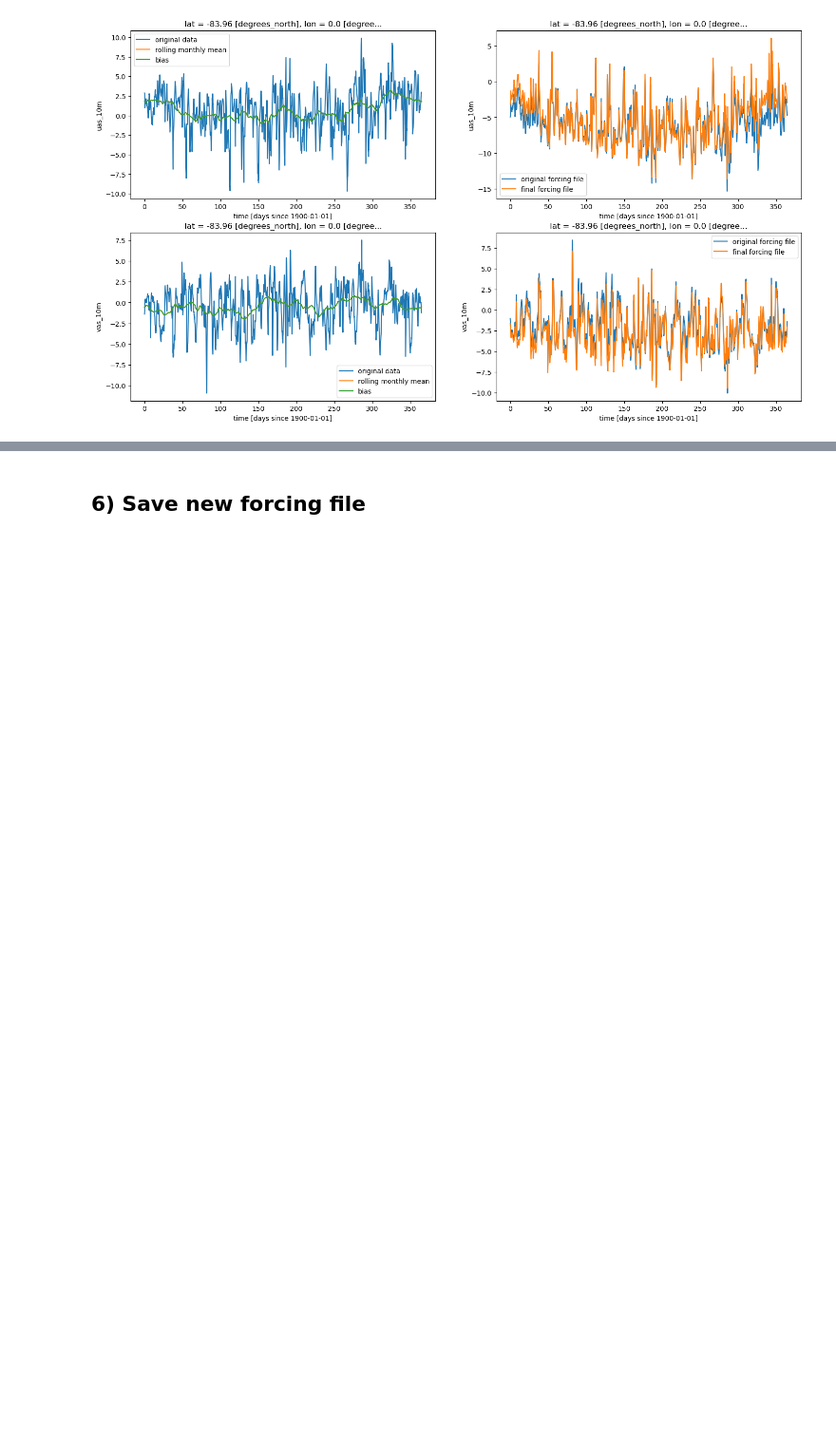
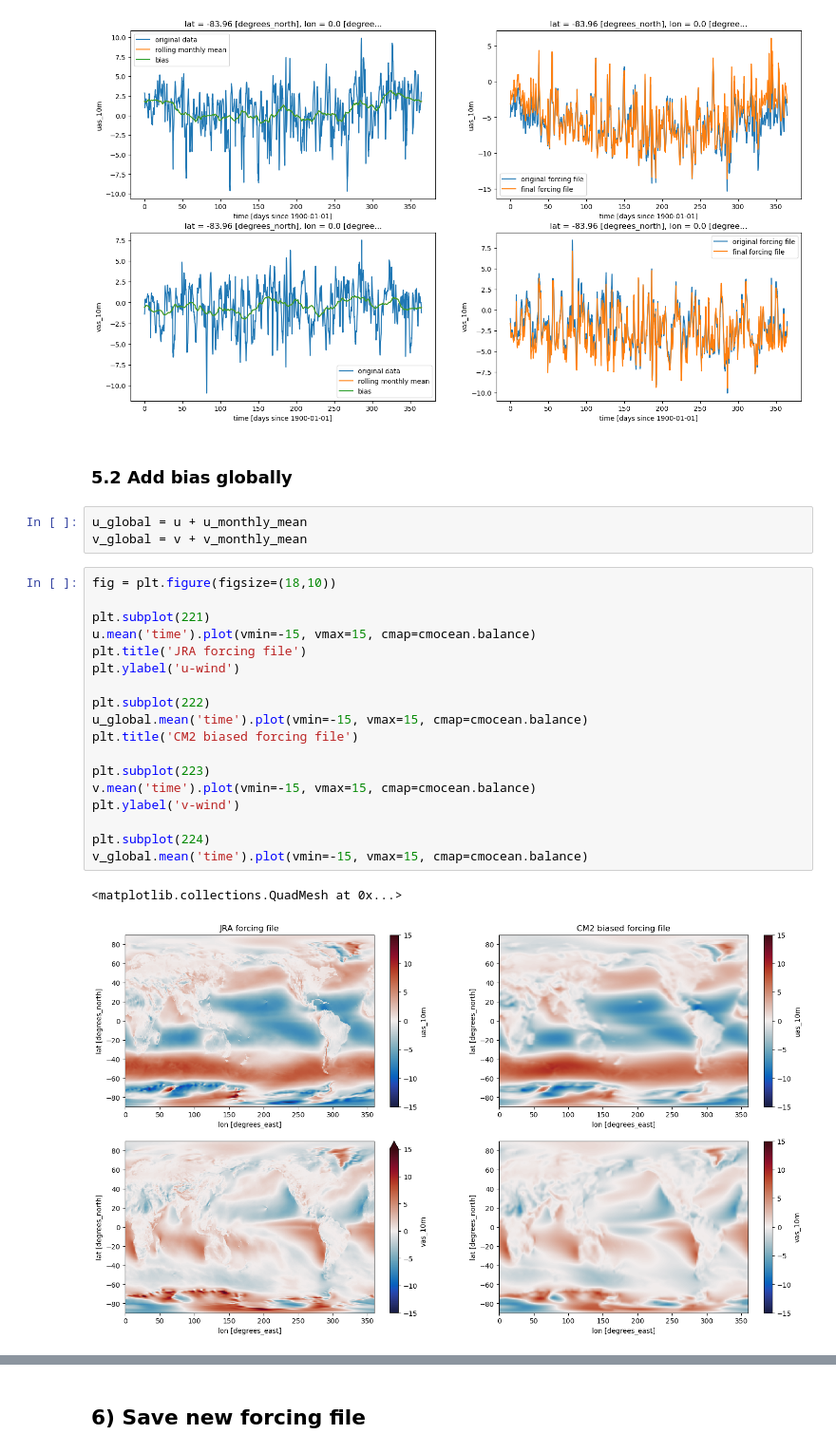
Before and after one commit to willaguiar/DSW-collaborative-project, a Jupyter notebook: JupyterCodes/CM2_bias_perturbation_setup.ipynb, the cells around one changed output, grey strips where cells are left out. Shown at 95% size. Cells and saved outputs as stored; diff of their text form; blank space fills up the shorter version.

Commit message:
added global bias

```diff
--- a/JupyterCodes/CM2_bias_perturbation_setup.ipynb
+++ b/JupyterCodes/CM2_bias_perturbation_setup.ipynb
@@ -398,3 +416,29 @@ plt.legend()
 # %% [output]
 <matplotlib.legend.Legend at 0x...>
 [figure]
+# %% [markdown]
+### 5.2 Add bias globally
+# %%
+u_global = u + u_monthly_mean
+v_global = v + v_monthly_mean
+# %%
+fig = plt.figure(figsize=(18,10))
+
+plt.subplot(221)
+u.mean('time').plot(vmin=-15, vmax=15, cmap=cmocean.balance)
+plt.title('JRA forcing file')
+plt.ylabel('u-wind')
+
+plt.subplot(222)
+u_global.mean('time').plot(vmin=-15, vmax=15, cmap=cmocean.balance)
+plt.title('CM2 biased forcing file')
+
+plt.subplot(223)
+v.mean('time').plot(vmin=-15, vmax=15, cmap=cmocean.balance)
+plt.ylabel('v-wind')
+
+plt.subplot(224)
+v_global.mean('time').plot(vmin=-15, vmax=15, cmap=cmocean.balance)
+# %% [output]
+<matplotlib.collections.QuadMesh at 0x...>
+[figure, added]
```
Also changed, not shown: parts of 15 cells of this notebook.
